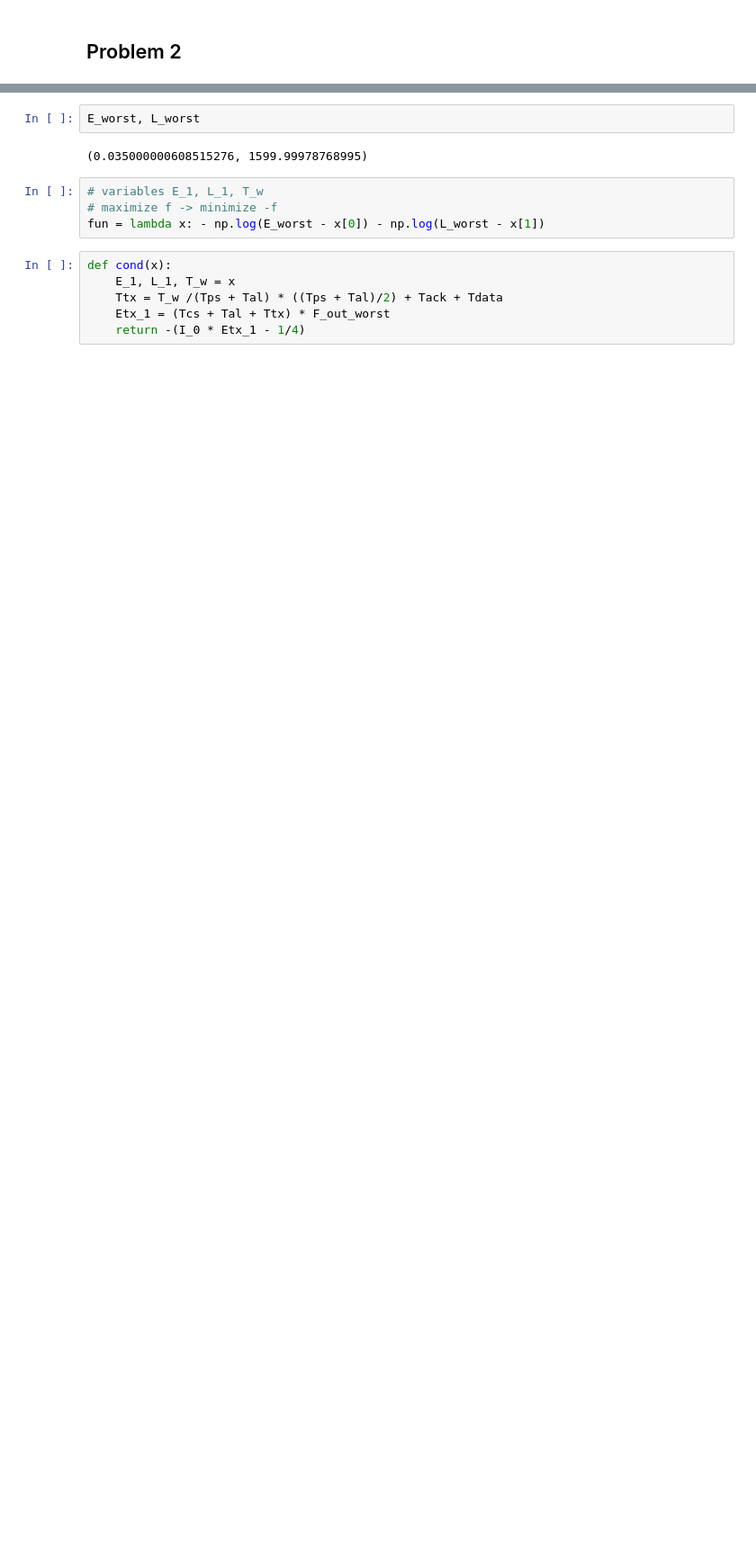
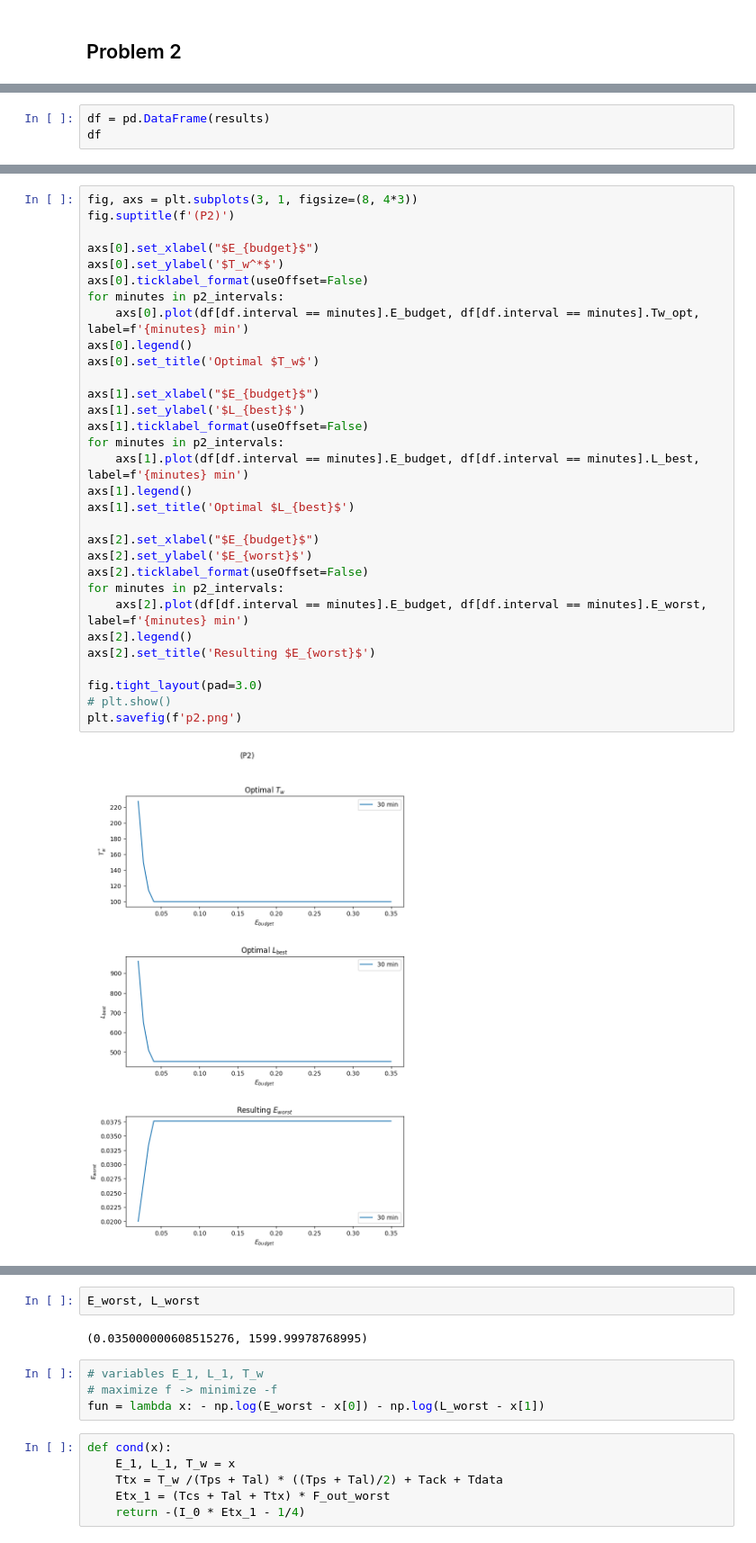
Before and after one commit to M3lo00/TOML_Homeworks, a Jupyter notebook: Homework2/hw2-1.ipynb, the cells around one changed output, grey strips where cells are left out. Shown: that part at 90% size. Saved outputs shown, nothing was run; the diff lists cells and outputs as text; blank space fills up the shorter version.

```diff
--- a/Homework2/hw2-1.ipynb
+++ b/Homework2/hw2-1.ipynb
@@ -291,0 +316,3 @@ E_worst
+# %%
+df = pd.DataFrame(results)
+df
@@ -292 +337,34 @@ E_worst
+# %%
+fig, axs = plt.subplots(3, 1, figsize=(8, 4*3))
+fig.suptitle(f'(P2)')
+
+axs[0].set_xlabel("$E_{budget}$")
+axs[0].set_ylabel('$T_w^*$')
+axs[0].ticklabel_format(useOffset=False)
+for minutes in p2_intervals:
+    axs[0].plot(df[df.interval == minutes].E_budget, df[df.interval == minutes].Tw_opt, label=f'{minutes} min')
+axs[0].legend()
+axs[0].set_title('Optimal $T_w$')
+
+axs[1].set_xlabel("$E_{budget}$")
+axs[1].set_ylabel('$L_{best}$')
+axs[1].ticklabel_format(useOffset=False)
+for minutes in p2_intervals:
+    axs[1].plot(df[df.interval == minutes].E_budget, df[df.interval == minutes].L_best, label=f'{minutes} min')
+axs[1].legend()
+axs[1].set_title('Optimal $L_{best}$')
+
+axs[2].set_xlabel("$E_{budget}$")
+axs[2].set_ylabel('$E_{worst}$')
+axs[2].ticklabel_format(useOffset=False)
+for minutes in p2_intervals:
+    axs[2].plot(df[df.interval == minutes].E_budget, df[df.interval == minutes].E_worst, label=f'{minutes} min')
+axs[2].legend()
+axs[2].set_title('Resulting $E_{worst}$')
+
+fig.tight_layout(pad=3.0)
+# plt.show()
+plt.savefig(f'p2.png')
+# %% [output]
+[figure, added]
 # %% [markdown]
```
Also changed, not shown: parts of 38 cells of this notebook, 6 other files.
